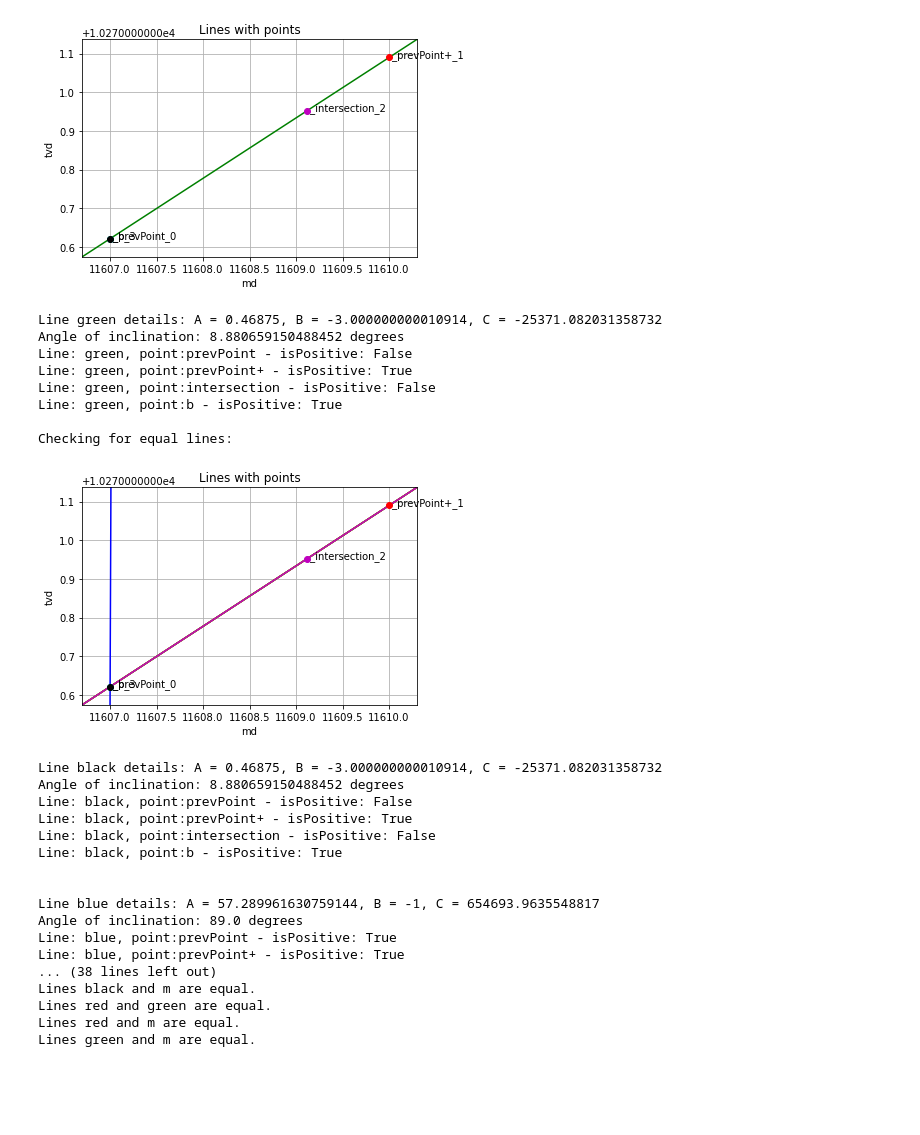
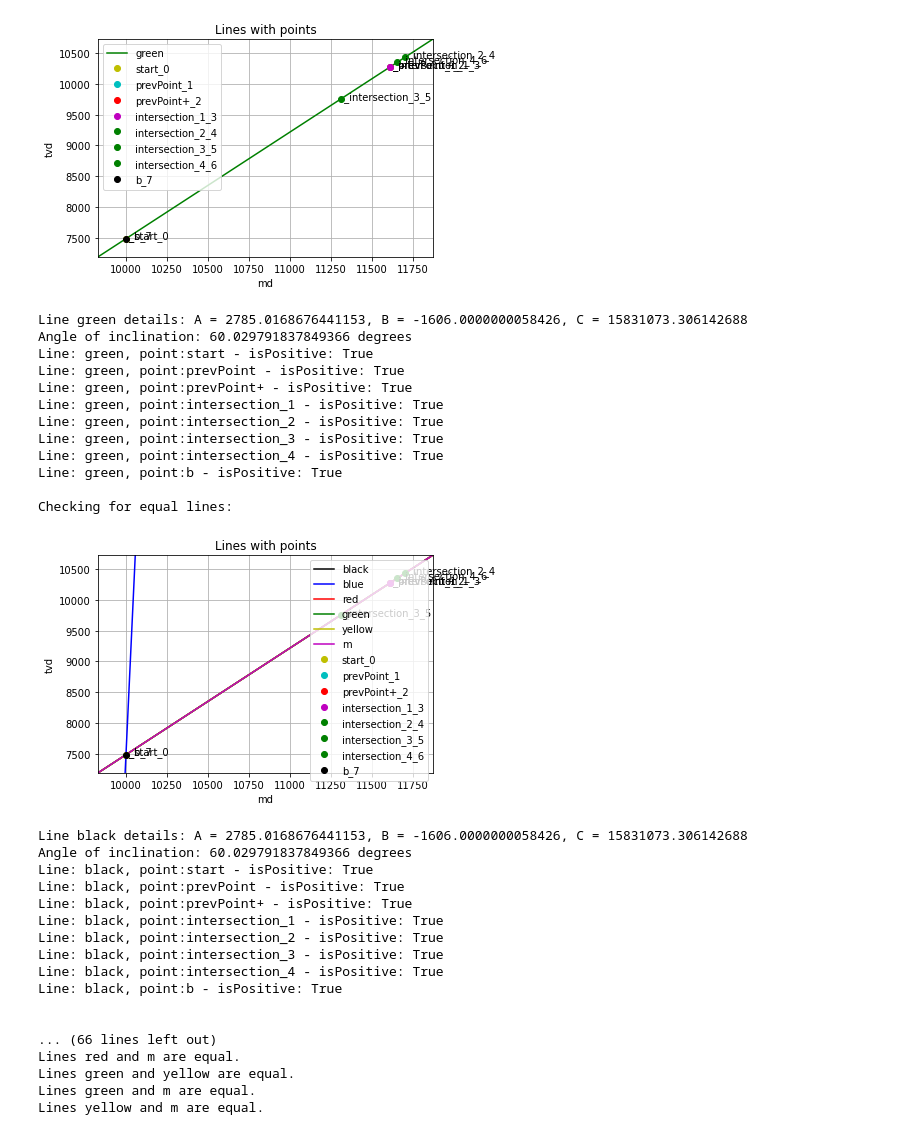
Before and after one commit to mihail1orlov/Learning, a Jupyter notebook: jupyterNotebook/faults/faultProject/_main.ipynb, the cells around one changed output. Cells and saved outputs as stored; diff of their text form; code cells hidden in the pictures; blank space fills up the shorter version.

```diff
--- a/jupyterNotebook/faults/faultProject/_main.ipynb
+++ b/jupyterNotebook/faults/faultProject/_main.ipynb
@@ -3,14 +3,16 @@ import matplotlib.pyplot as plt
 import numpy as np
 from geometry import Line, Point2D
 from visualization import visualize
-
+#,\"Tvd\":
 def define_points():
     points = [
-        #Point2D(10001.00000000132, 7485.604226105885, color='y', name='start'),
+        Point2D(10001.00000000132, 7485.604226105885, color='y', name='start'),
         Point2D(11607.000000007163, 10270.62109375, color='c', name='prevPoint'),
         Point2D(11610.000000007174, 10271.08984375, color='r', name='prevPoint+'),
-        Point2D(11609.121632806384, 10270.952598874877, color='m', name='intersection'),
-        #Point2D(10041.00000000132, 7489.604226105885, color='g', name='gg'),
+        Point2D(11609.121632806384, 10270.952598874877, color='m', name='intersection_1'),
+        Point2D(11701.13662215918, 10430.327235491828, color='g', name='intersection_2'),
+        Point2D(11312.524551181828, 9757.231384124494, color='g', name='intersection_3'),
+        Point2D(11654.97988793669, 10350.381426707023, color='g', name='intersection_4'),
         #Point2D(10051.00000000172, 7490.604226105885, color='g', name='gg'),
     ]
     return points
@@ -26,59 +28,63 @@ line_g.color = 'g'
 line_r = Line.from_two_points(points[1], points[0])
 line_r.name = 'red'
 line_r.color = 'r'
 
 line_m = Line.from_two_points(points[1], points[0])
 line_m.name = 'm'
 line_m.color = 'm'
 
 line_b = Line.from_angle_point(89, points[0])
 #line_b = Line.from_two_points(points[0], points[4])
 line_b.name = 'blue'
 line_b.color = 'b'
 
 #line_y = Line.from_angle_point(33.690067525979785, points[3])
 line_y = Line.from_two_points(points[0], points[1])
 line_y.name = 'yellow'
 line_y.color = 'y'
 
 intersection = line_b.intersection(line_r)
 if intersection != None:
     intersection.name = 'b'
     intersection.color = 'k'
     points.append(intersection)
 
 line_k = Line.from_two_points(points[1], points[0])
 #line_k = Line.from_angle_point(0, points[4])
 line_k.name = 'black'
 line_k.color = 'k'
 
-visualize(points, [line_g], show_legend=False)
-visualize(points, [line_k, line_b, line_r, line_g, line_y, line_m], show_legend=False)
+visualize(points, [line_g], show_legend=True)
+visualize(points, [line_k, line_b, line_r, line_g, line_y, line_m], show_legend=True)
 # %% [output]
-[figure, old version]
+[figure, new version]
-Line green details: A = 0.46875, B = -3.000000000010914, C = -25371.082031358732
-Angle of inclination: 8.880659150488452 degrees
-Line: green, point:prevPoint - isPositive: False
+Line green details: A = 2785.0168676441153, B = -1606.0000000058426, C = 15831073.306142688
+Angle of inclination: 60.029791837849366 degrees
+Line: green, point:start - isPositive: True
+Line: green, point:prevPoint - isPositive: True
 Line: green, point:prevPoint+ - isPositive: True
-Line: green, point:intersection - isPositive: False
+Line: green, point:intersection_1 - isPositive: True
+Line: green, point:intersection_2 - isPositive: True
+Line: green, point:intersection_3 - isPositive: True
+Line: green, point:intersection_4 - isPositive: True
 Line: green, point:b - isPositive: True
 
 Checking for equal lines:
-[figure, old version]
+[figure, new version]
-Line black details: A = 0.46875, B = -3.000000000010914, C = -25371.082031358732
-Angle of inclination: 8.880659150488452 degrees
-Line: black, point:prevPoint - isPositive: False
+Line black details: A = 2785.0168676441153, B = -1606.0000000058426, C = 15831073.306142688
+Angle of inclination: 60.029791837849366 degrees
+Line: black, point:start - isPositive: True
+Line: black, point:prevPoint - isPositive: True
 Line: black, point:prevPoint+ - isPositive: True
-Line: black, point:intersection - isPositive: False
+Line: black, point:intersection_1 - isPositive: True
+Line: black, point:intersection_2 - isPositive: True
+Line: black, point:intersection_3 - isPositive: True
+Line: black, point:intersection_4 - isPositive: True
 Line: black, point:b - isPositive: True
 
 
-Line blue details: A = 57.289961630759144, B = -1, C = 654693.9635548817
-Angle of inclination: 89.0 degrees
-Line: blue, point:prevPoint - isPositive: True
-Line: blue, point:prevPoint+ - isPositive: True
-... (38 lines left out)
-Lines black and m are equal.
-Lines red and green are equal.
+... (66 lines left out)
 Lines red and m are equal.
+Lines green and yellow are equal.
 Lines green and m are equal.
+Lines yellow and m are equal.
```
Also changed, not shown: 2 other files.
